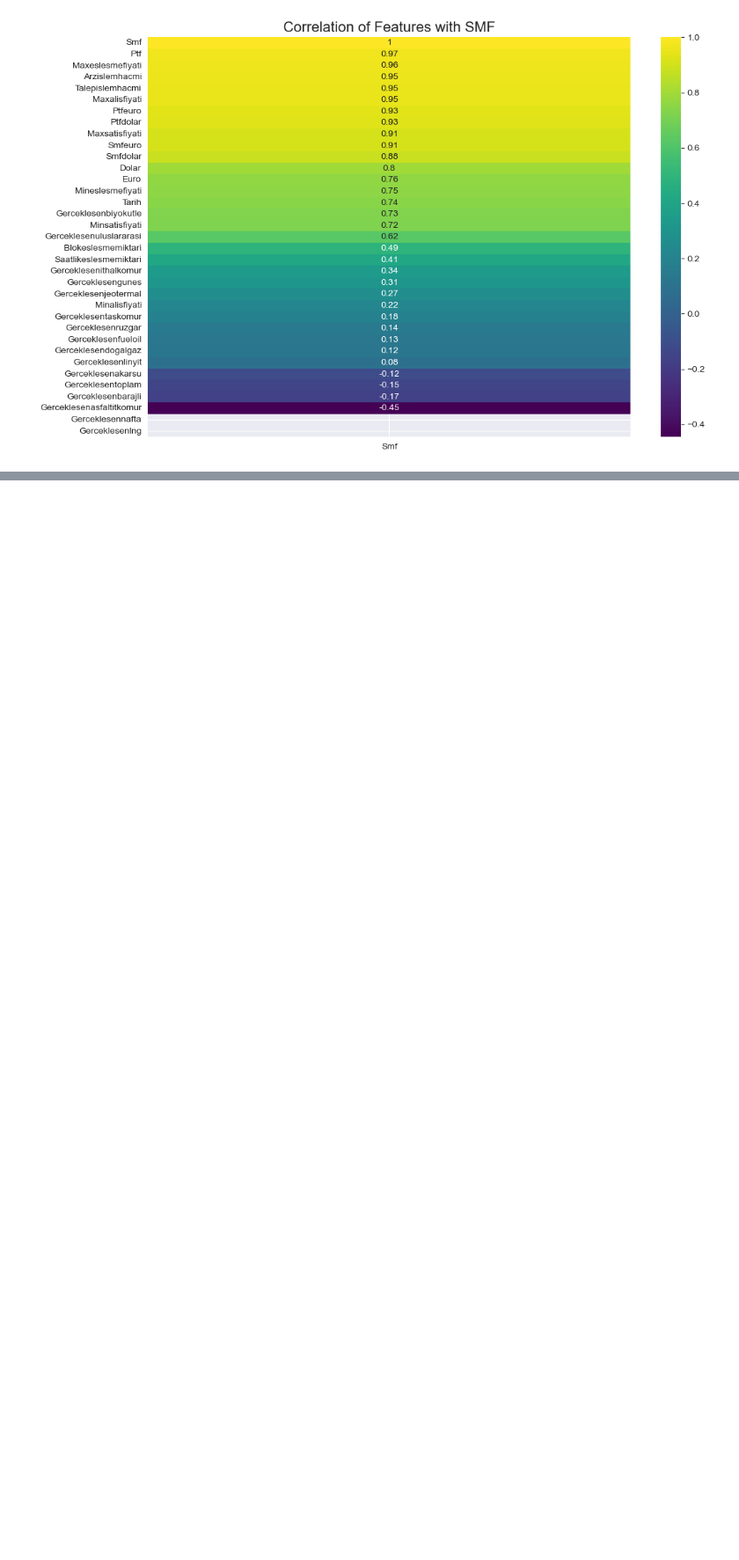
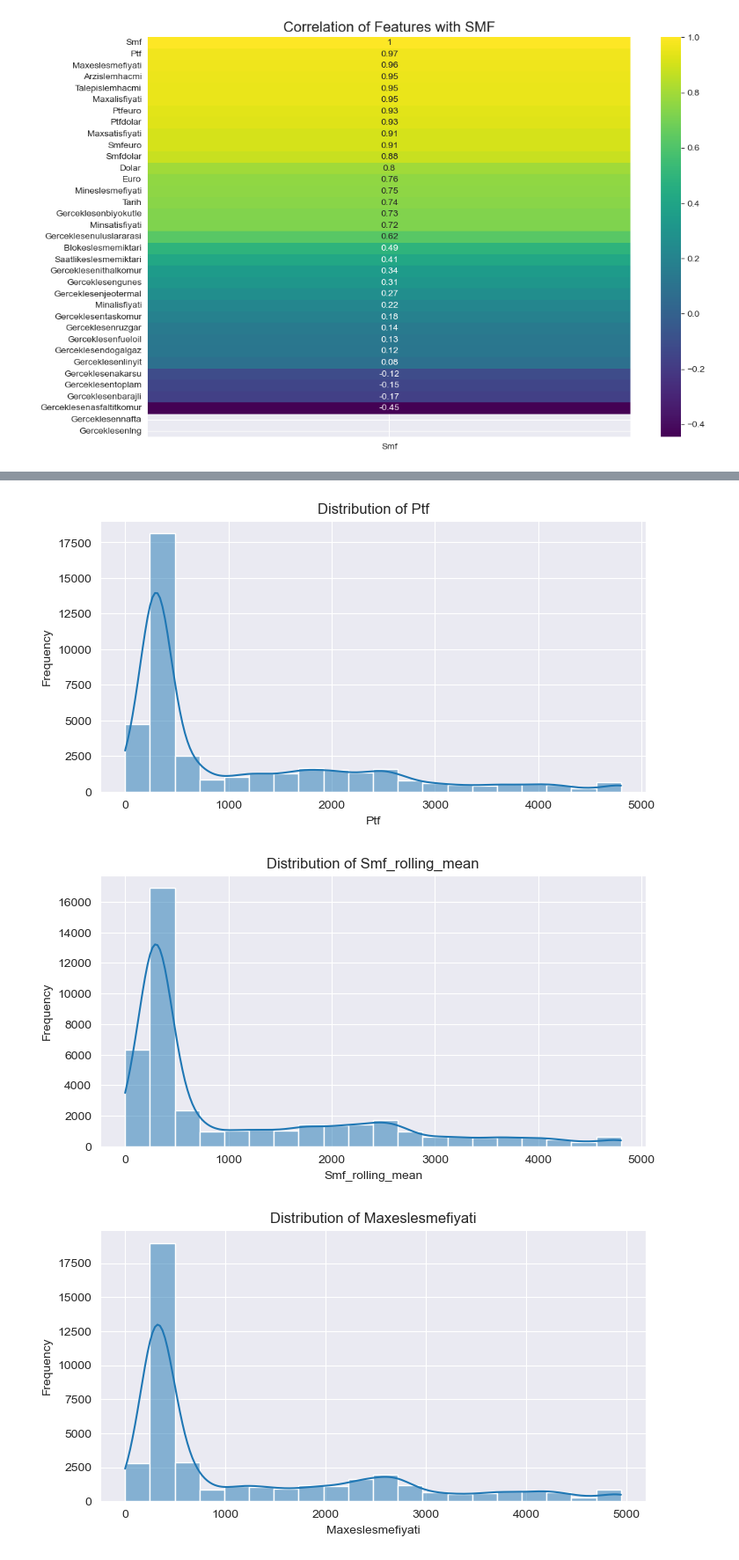
Before and after one commit to rranagungorr/LFD_24-25, a Jupyter notebook: notebooks/02_data_exploration.ipynb, the cells around one changed output, grey strips where cells are left out. Shown at 88% size. Cells and saved outputs as stored; diff of their text form; code cells hidden in the pictures; blank space fills up the shorter version.

```diff
--- a/notebooks/02_data_exploration.ipynb
+++ b/notebooks/02_data_exploration.ipynb
@@ -194,0 +407,69 @@ plt.show()
+# %%
+import pandas as pd
+import matplotlib.pyplot as plt
+import seaborn as sns
+
+def analyze_selected_features(data_path, output_path):
+    """
+    Seçilen özelliklerin analizini gerçekleştirir ve hedef değişkenle olan ilişkilerini inceler.
+
+    Args:
+        data_path (str): Veri setinin yolu.
+        output_path (str): Görsellerin kaydedileceği dizin.
+    """
+    # Veri setini yükle
+    data = pd.read_csv(data_path)
+
+    # Hedef değişken
+    target_variable = 'Smf'
+
+    # Seçilen özelliklerin listesi
+    selected_features = [
+        'Ptf', 'Smf_rolling_mean', 'Maxeslesmefiyati', 'Maxalisfiyati',
+        'Dolar', 'Euro', 'Maxsatisfiyati', 'Talepislemhacmi',
+        'Arzislemhacmi', 'Mineslesmefiyati'
+    ]
+
+    # 1. Seçilen özelliklerin dağılımlarını görselleştir
+    for feature in selected_features:
+        plt.figure(figsize=(8, 4))
+        sns.histplot(data[feature], kde=True, bins=20)
+        plt.title(f"Distribution of {feature}")
+        plt.xlabel(feature)
+        plt.ylabel("Frequency")
+        plt.savefig(f"{output_path}/{feature}_distribution.png")
+        plt.show()
+        plt.close()
+
+    # 2. Seçilen özelliklerle hedef değişkenin ilişkisini görselleştir
+    for feature in selected_features:
+        plt.figure(figsize=(8, 6))
+        sns.scatterplot(x=data[feature], y=data[target_variable])
+        plt.title(f"Relationship Between {feature} and {target_variable}")
+        plt.xlabel(feature)
+        plt.ylabel(target_variable)
+        plt.savefig(f"{output_path}/{feature}_relationship.png")
+        plt.show()
+        plt.close()
+
+    # 3. Seçilen özelliklerin hedef değişkenle korelasyonunu incele
+    correlation_matrix = data[selected_features + [target_variable]].corr()
+    plt.figure(figsize=(10, 8))
+    sns.heatmap(correlation_matrix, annot=True, cmap="coolwarm", fmt=".2f")
+    plt.title("Correlation Between Selected Features and Target Variable")
+    plt.savefig(f"{output_path}/correlation_matrix.png")
+    plt.show()
+    plt.close()
+
+    print(f"Analiz tamamlandı. Görseller '{output_path}' konumuna kaydedildi.")
+
+# Örnek Kullanım
+if __name__ == "__main__":
+    data_path = r"C:\Users\PC\Documents\GitHub\LFD_24-25\data\processed\final_feature_selection.csv"
+    output_path = r"C:\Users\PC\Documents\GitHub\LFD_24-25\results\feature_analysis"
+
+    analyze_selected_features(data_path, output_path)
+# %% [output]
+[figure, added]
+[figure, added]
+[figure, added]
```
Also changed, not shown: parts of 4 cells of this notebook, 32 other files.
